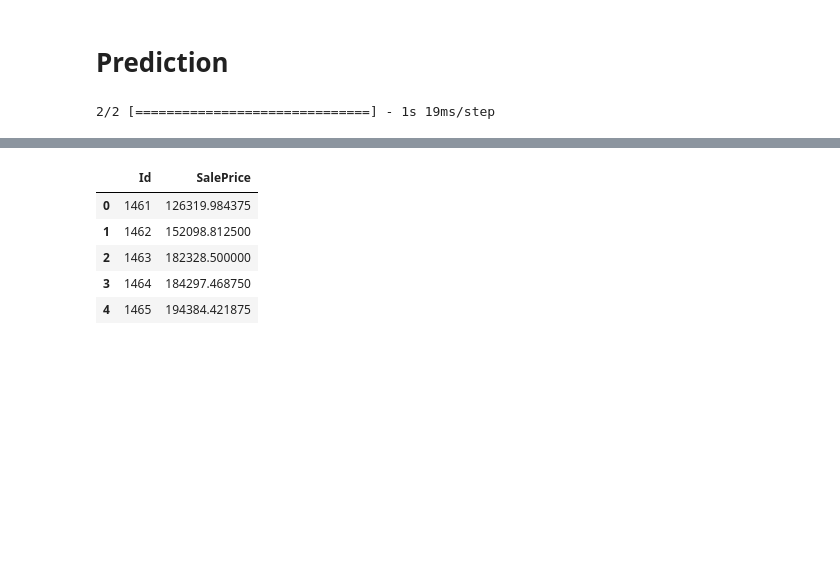
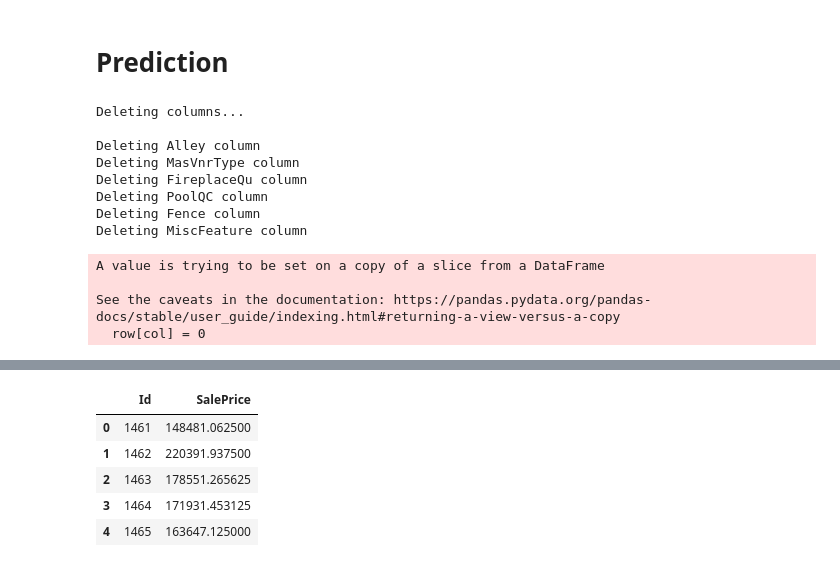
Before and after one commit to MBigaj/HousePricePrediction, a Jupyter notebook: house_prices.ipynb, the cells around one changed output, grey strips where cells are left out. Saved outputs shown, nothing was run; the diff lists cells and outputs as text; code cells hidden in the pictures; blank space fills up the shorter version.

```diff
--- a/house_prices.ipynb
+++ b/house_prices.ipynb
@@ -196,0 +229,8 @@ Model compiled.
+# %%
+train_ds_pd = return_tensor(train_ds_pd)
+valid_ds_pd = return_tensor(valid_ds_pd)
+x_label = return_tensor(x_label)
+y_true = return_tensor(y_true)
+# %%
+model.compile(optimizer=tf.keras.optimizers.Adam(0.008), loss='mean_absolute_error')
+model.fit(train_ds_pd, x_label, epochs=200, steps_per_epoch=300, validation_split=0.1, shuffle=True)
@@ -209,0 +263,2 @@ mse: 728125376.0000
+# %%
+predictions = model.predict(valid_ds_pd)
@@ -209,0 +267,8 @@ mse: 728125376.0000
+# %%
+full_error = 0
+
+for i in range(len(predictions)):
+    full_error += abs(predictions[i] - y_true[i])
+
+mean_error = full_error / len(predictions)
+print(mean_error)
@@ -213,13 +300,28 @@ mse: 728125376.0000
 test_data = pd.read_csv(TEST_FILE)
 ids = test_data.pop('Id')
 
-test_ds = tfdf.keras.pd_dataframe_to_tf_dataset(
-    test_data,
-    task = tfdf.keras.Task.REGRESSION)
+test_data = delete_columns(test_data)
+test_data = one_hot_encoder(test_data)
 
-preds = rf.predict(test_ds)
+for i in range(len(test_data)):
+    test_data.iloc[i], nulls_replaced = replace_nulls(test_data.iloc[i])
+
+test_data = return_tensor(test_data)
+
+preds = model.predict(test_data)
 output = pd.DataFrame({'Id': ids, 'SalePrice': preds.squeeze()})
 
 output.head()
 # %% [output]
-2/2 [==============================] - 1s 19ms/step
+Deleting columns...
+
+Deleting Alley column
+Deleting MasVnrType column
+Deleting FireplaceQu column
+Deleting PoolQC column
+Deleting Fence column
+Deleting MiscFeature column
+A value is trying to be set on a copy of a slice from a DataFrame
+
+See the caveats in the documentation: https://pandas.pydata.org/pandas-docs/stable/user_guide/indexing.html#returning-a-view-versus-a-copy
+  row[col] = 0
@@ -226,9 +329,9 @@ output.head()
 |  | Id | SalePrice |
-| 0 | 1461 | 126319.984375 |
-| 1 | 1462 | 152098.812500 |
-| 2 | 1463 | 182328.500000 |
-| 3 | 1464 | 184297.468750 |
-| 4 | 1465 | 194384.421875 |
+| 0 | 1461 | 148481.062500 |
+| 1 | 1462 | 220391.937500 |
+| 2 | 1463 | 178551.265625 |
+| 3 | 1464 | 171931.453125 |
+| 4 | 1465 | 163647.125000 |
 # %%
 # This part of the code is for generating the submission file
 
```
Also changed, not shown: parts of 20 cells of this notebook, 2 other files.
